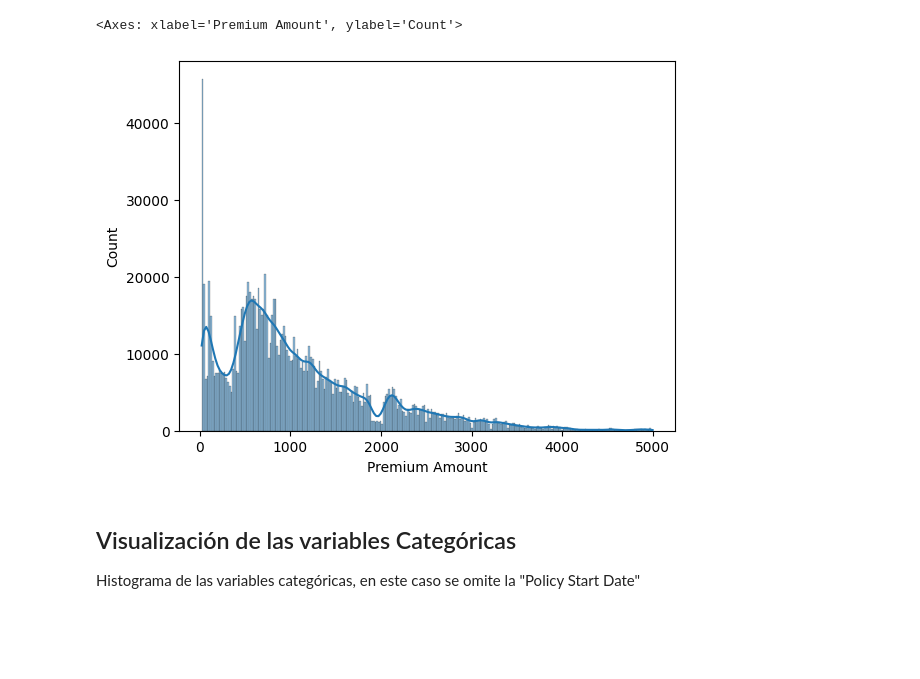
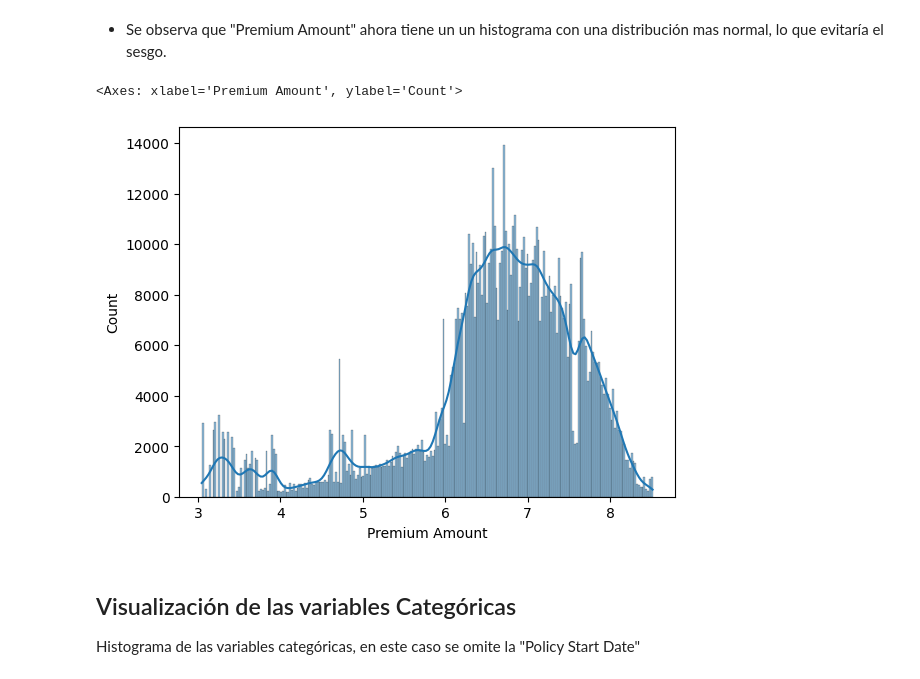
Before and after one commit to JahilCorbera/Kaggle-Insurance-Regression, a Jupyter notebook: notebooks/01_data_understanding/02_EDA_detailed.ipynb, the cells around one changed output. Saved outputs shown, nothing was run; the diff lists cells and outputs as text; code cells hidden in the pictures; blank space fills up the shorter version.

```diff
--- a/notebooks/01_data_understanding/02_EDA_detailed.ipynb
+++ b/notebooks/01_data_understanding/02_EDA_detailed.ipynb
@@ -10,0 +13,2 @@ test_df = pd.read_csv("../../data/raw/test.csv")
+# %%
+train_transform_df = pd.read_csv("../../data/processed/train_data_encoded.csv")
@@ -16,8 +39,10 @@ plt.show()
+# %% [markdown]
+- Se observa que "Premium Amount" ahora tiene un un histograma con una distribución mas normal, lo que evitaría el sesgo.
 # %%
-sns.histplot(train_df["Premium Amount"], kde=True)
+sns.histplot(train_transform_df["Premium Amount"], kde=True)
 # %% [output]
 <Axes: xlabel='Premium Amount', ylabel='Count'>
-[figure, old version]
+[figure, new version]
 # %% [markdown]
 ## Visualización de las variables Categóricas
 Histograma de las variables categóricas, en este caso se omite la "Policy Start Date"
```
Also changed, not shown: parts of 14 cells of this notebook, 1 other file.
